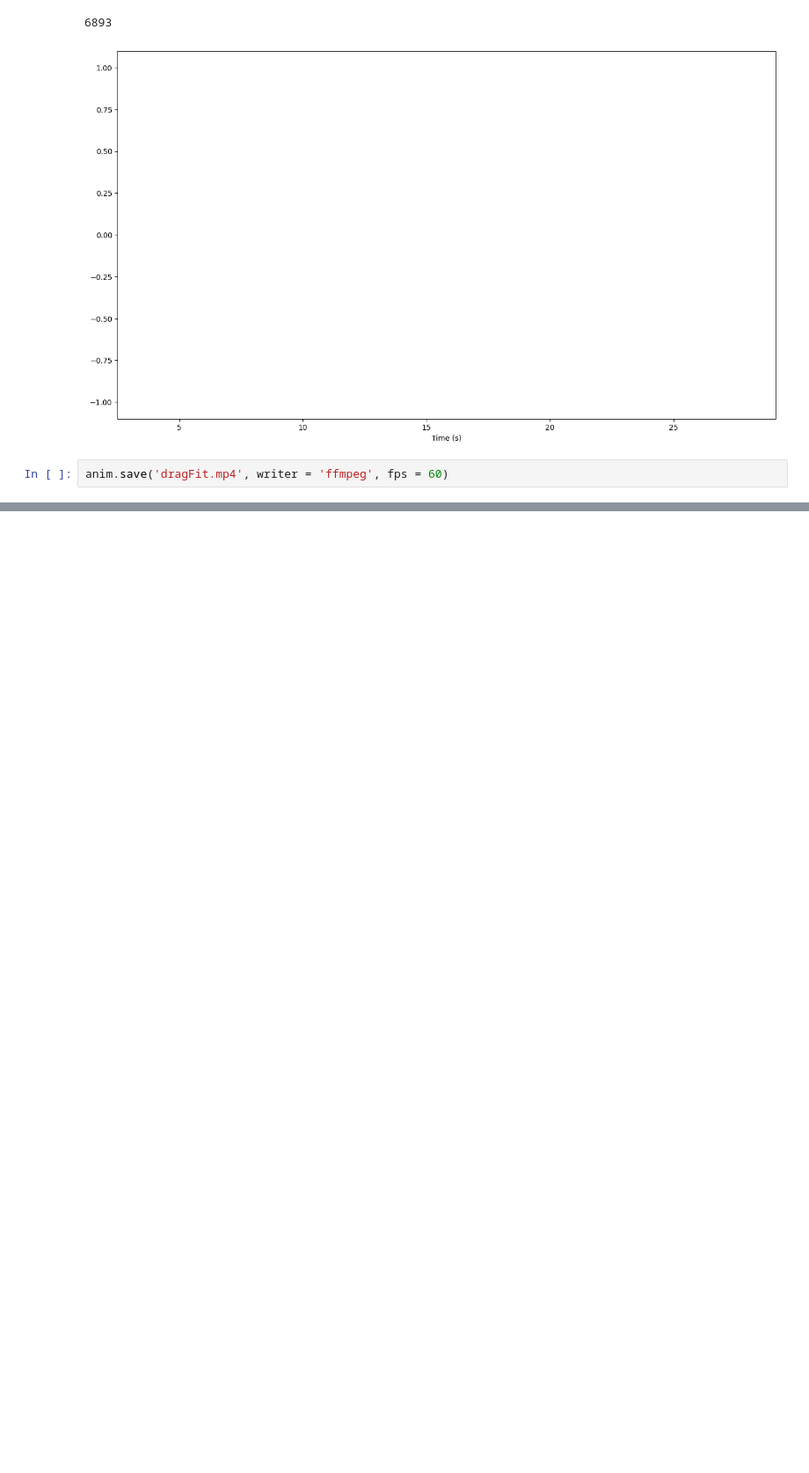
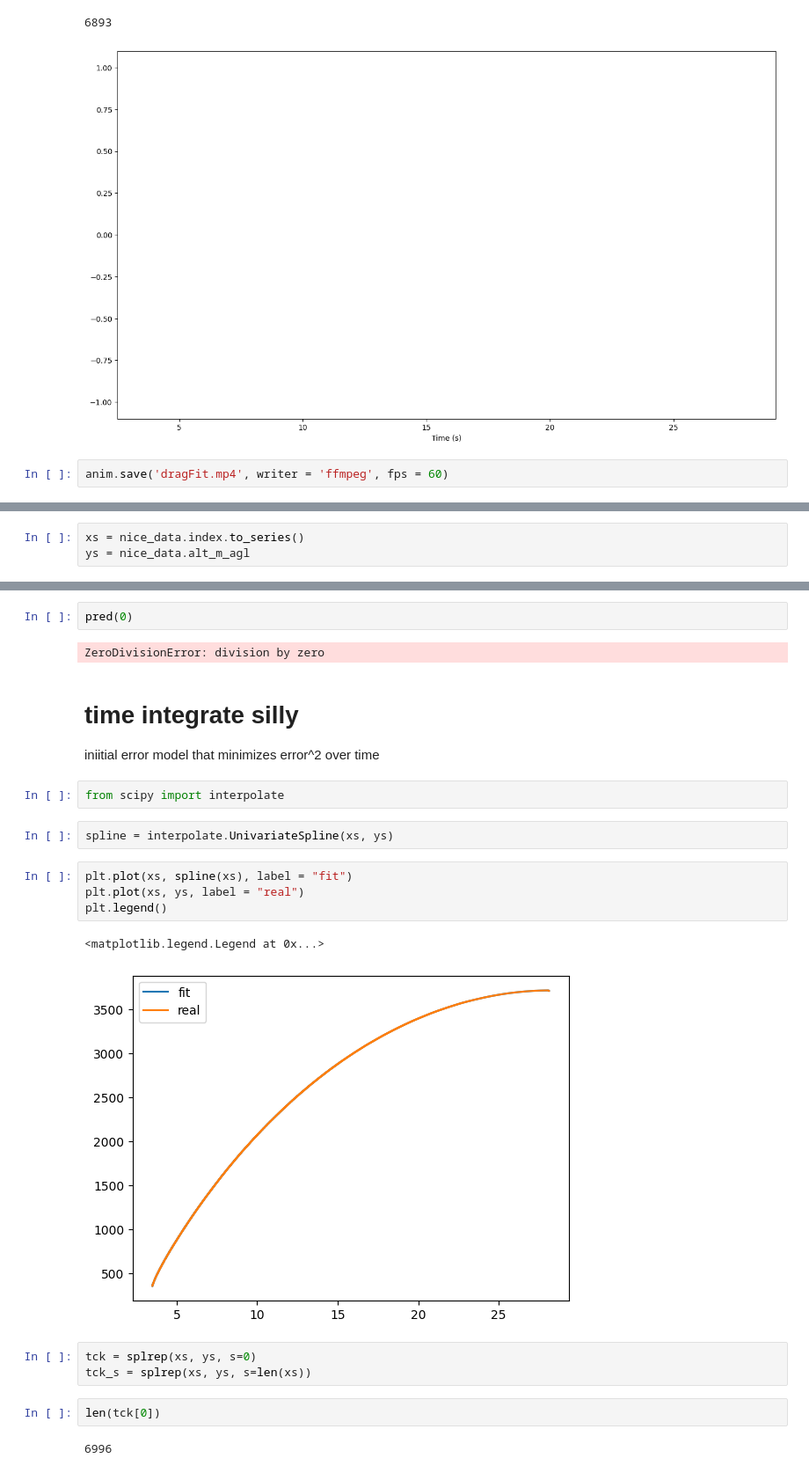
Before and after one commit to cowsed/DeploymentMod, a Jupyter notebook: Experiments/Fitting.ipynb, the cells around one changed output, grey strips where cells are left out. Shown at 88% size. Drawn from its saved outputs; the diff is of its cells as text; blank space fills up the shorter version.

```diff
--- a/Experiments/Fitting.ipynb
+++ b/Experiments/Fitting.ipynb
@@ -487,0 +498,3 @@ anim.save('dragFit.mp4', writer = 'ffmpeg', fps = 60)
+# %%
+xs = nice_data.index.to_series()
+ys = nice_data.alt_m_agl
@@ -487,0 +618,26 @@ anim.save('dragFit.mp4', writer = 'ffmpeg', fps = 60)
+# %%
+pred(0)
+# %% [output]
+ZeroDivisionError: division by zero
+# %% [markdown]
+# time integrate silly
+iniitial error
+model that minimizes error^2 over time
+# %%
+from scipy import interpolate
+# %%
+spline = interpolate.UnivariateSpline(xs, ys)
+# %%
+plt.plot(xs, spline(xs), label = "fit")
+plt.plot(xs, ys, label = "real")
+plt.legend()
+# %% [output]
+<matplotlib.legend.Legend at 0x...>
+[figure, added]
+# %%
+tck = splrep(xs, ys, s=0)
+tck_s = splrep(xs, ys, s=len(xs))
+# %%
+len(tck[0])
+# %% [output]
+6996
```
Also changed, not shown: parts of 23 cells of this notebook, 5 other files.
